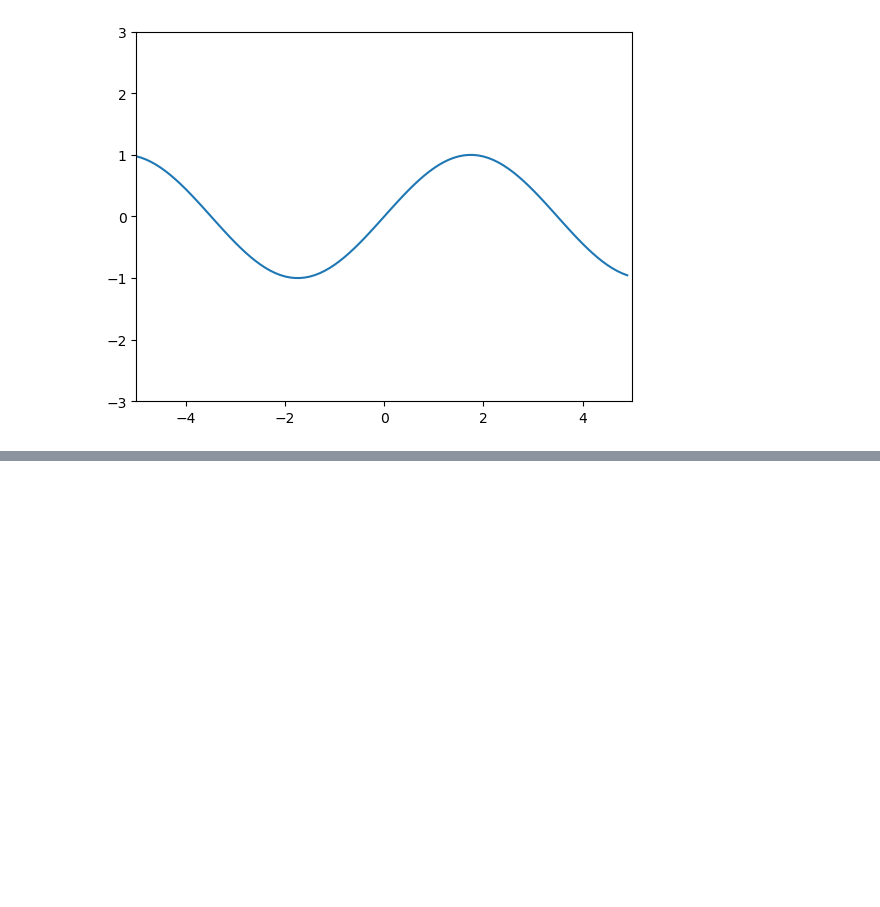
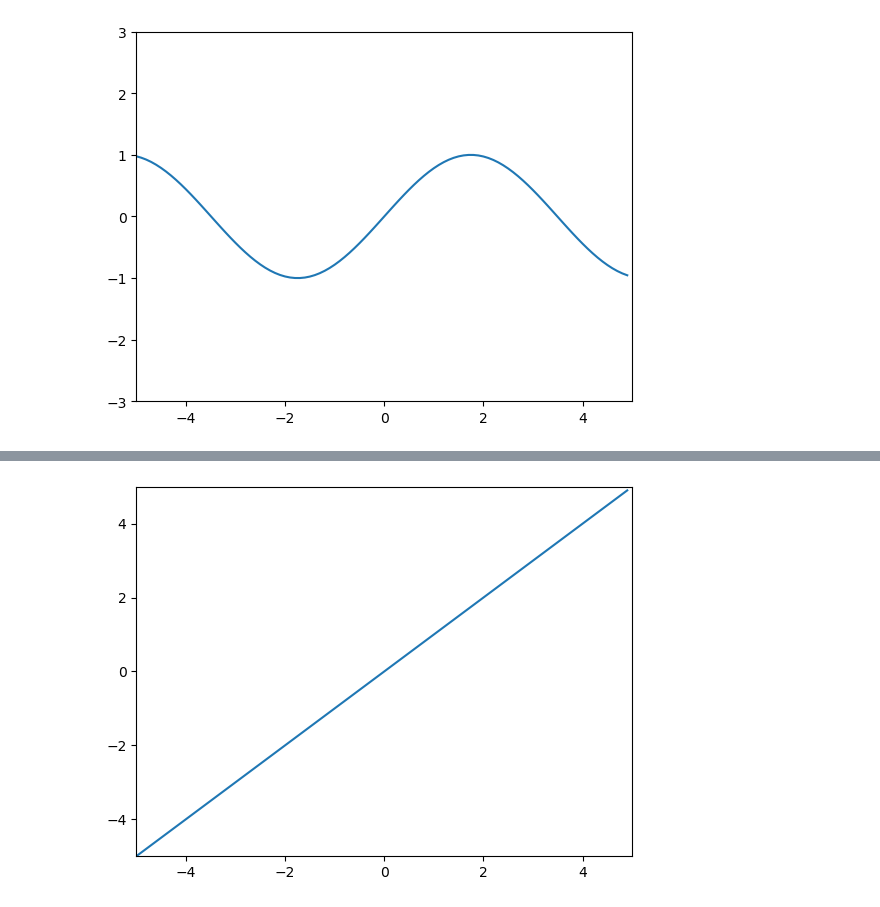
Before and after one commit to michaelmitch2002/param_est, a Jupyter notebook: gpr_tutorial.ipynb, the cells around one changed output, grey strips where cells are left out. Cells and saved outputs as stored; diff of their text form; code cells hidden in the pictures; blank space fills up the shorter version.

```diff
--- a/gpr_tutorial.ipynb
+++ b/gpr_tutorial.ipynb
@@ -416,0 +437,11 @@ plt.show()
+# %%
+# This is the true unknown function we are trying to approximate
+f = lambda x: x.flatten()
+#f = lambda x: (0.25*(x**2)).flatten()
+x = np.arange(-5, 5, 0.1)
+
+plt.plot(x, f(x))
+plt.axis([-5, 5, -5, 5])
+plt.show()
+# %% [output]
+[figure, added]
```
Also changed, not shown: parts of 13 cells of this notebook.
